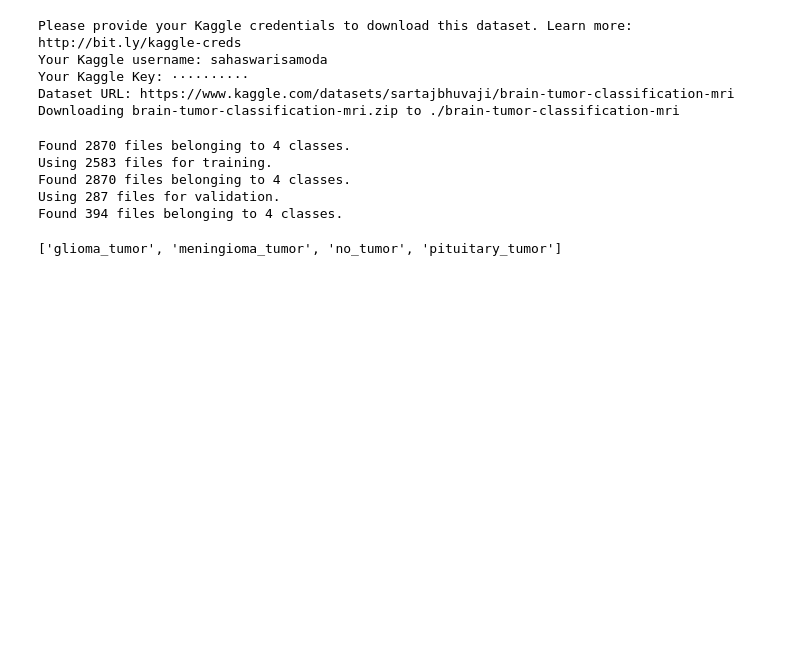
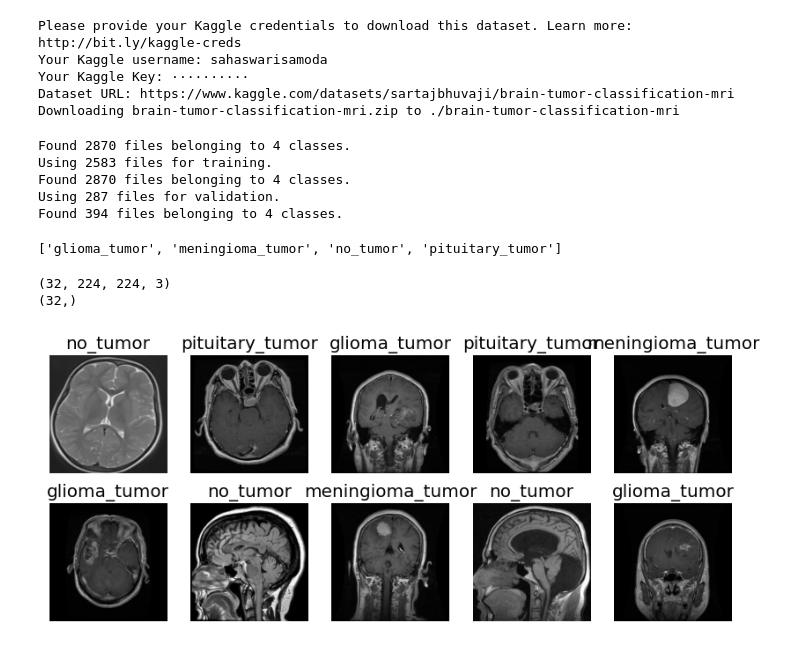
Before and after one commit to Sahaswari/Brain-Tumor-Classification, a Jupyter notebook: Brain_Tumor_Classification.ipynb, the cells around one changed output. Drawn from its saved outputs; the diff is of its cells as text; code cells hidden in the pictures; blank space fills up the shorter version.

Commit message:
Data set visulaization

```diff
--- a/Brain_Tumor_Classification.ipynb
+++ b/Brain_Tumor_Classification.ipynb
@@ -67,3 +67,21 @@ types = train_data.class_names
 types
 # %% [output]
 ['glioma_tumor', 'meningioma_tumor', 'no_tumor', 'pituitary_tumor']
+# %%
+for image_batch, label_batch in train_data.take(1):
+  print(image_batch.shape)
+  print(label_batch.shape)
+# %% [output]
+(32, 224, 224, 3)
+(32,)
+# %%
+#plot data
+plt.figure(figsize=(10,4))
+for image, label in train_data.take(1):
+  for i in range(10):
+    ax = plt.subplot(2,5,i+1)
+    plt.imshow(image[i].numpy().astype('uint8'))
+    plt.title(types[label[i]])
+    plt.axis('off')
+# %% [output]
+[figure, added]
```
